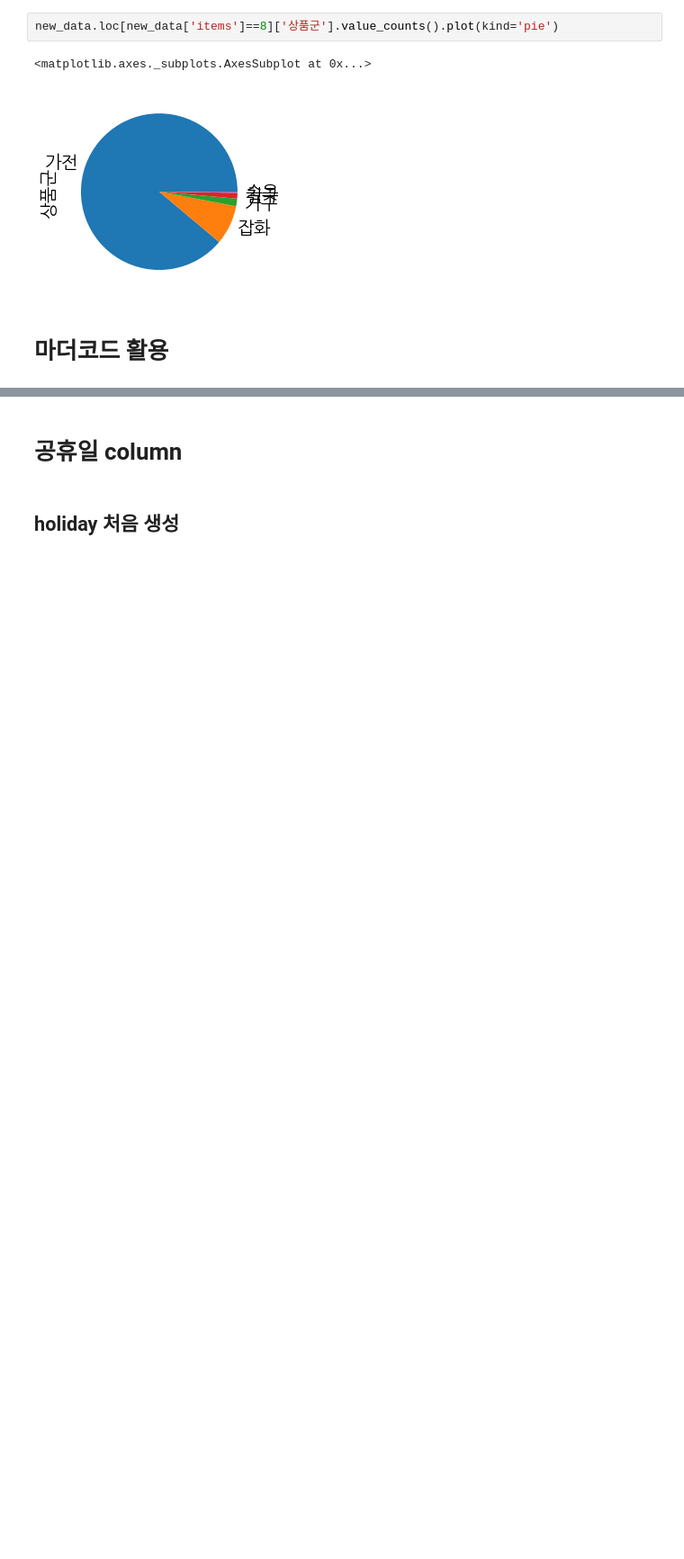
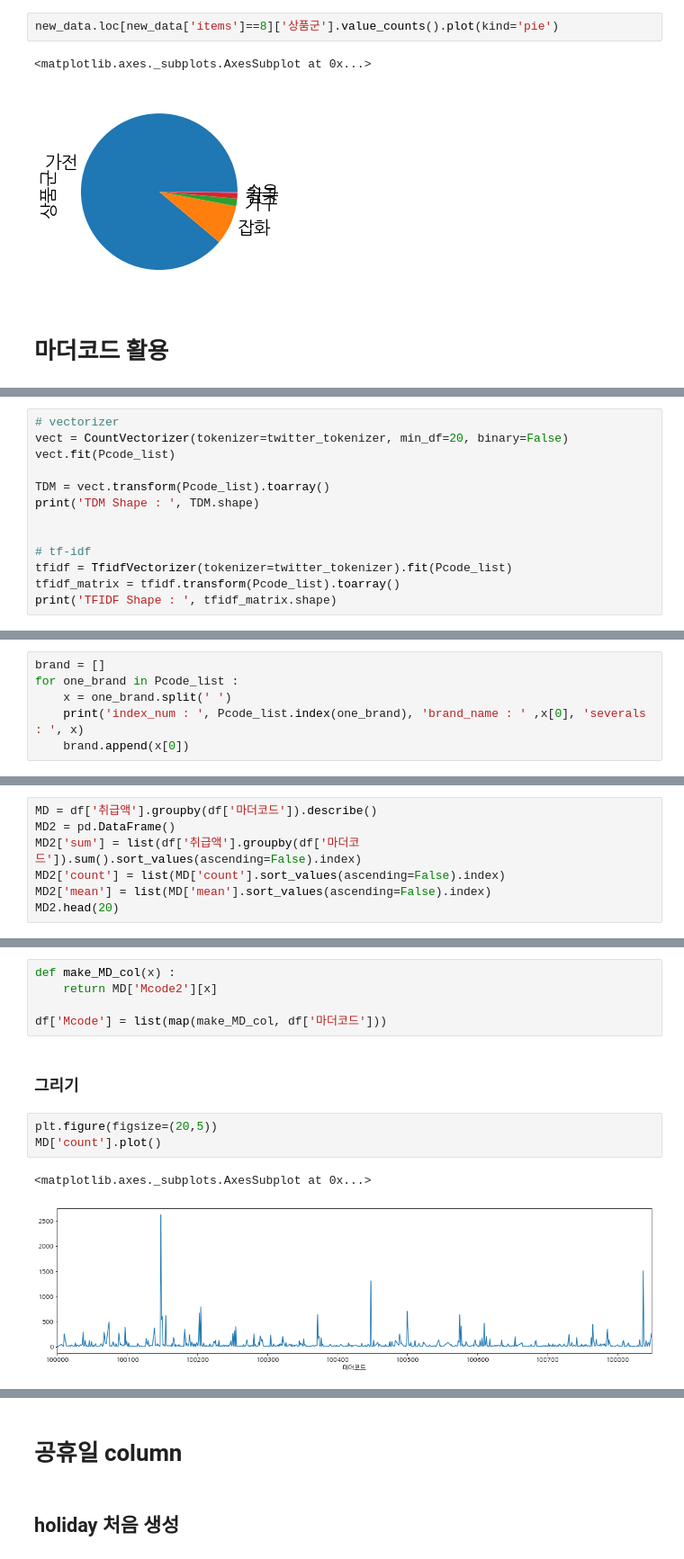
Before and after one commit to shp1204/WANPANMAN, a Jupyter notebook: EDA_ongoing.ipynb, the cells around one changed output, grey strips where cells are left out. Shown at 90% size. Saved outputs shown, nothing was run; the diff lists cells and outputs as text; blank space fills up the shorter version.

```diff
--- a/EDA_ongoing.ipynb
+++ b/EDA_ongoing.ipynb
@@ -971,0 +1095,13 @@ Name: 취급액, Length: 687, dtype: float64
+# %%
+# vectorizer
+vect = CountVectorizer(tokenizer=twitter_tokenizer, min_df=20, binary=False)
+vect.fit(Pcode_list)
+
+TDM = vect.transform(Pcode_list).toarray()
+print('TDM Shape : ', TDM.shape)
+
+
+# tf-idf
+tfidf = TfidfVectorizer(tokenizer=twitter_tokenizer).fit(Pcode_list)
+tfidf_matrix = tfidf.transform(Pcode_list).toarray()
+print('TFIDF Shape : ', tfidf_matrix.shape)
@@ -971,0 +1163,6 @@ Name: 취급액, Length: 687, dtype: float64
+# %%
+brand = []
+for one_brand in Pcode_list :
+    x = one_brand.split(' ')
+    print('index_num : ', Pcode_list.index(one_brand), 'brand_name : ' ,x[0], 'severals : ', x)
+    brand.append(x[0])
@@ -971,0 +1224,7 @@ Name: 취급액, Length: 687, dtype: float64
+# %%
+MD = df['취급액'].groupby(df['마더코드']).describe()
+MD2 = pd.DataFrame()
+MD2['sum'] = list(df['취급액'].groupby(df['마더코드']).sum().sort_values(ascending=False).index)
+MD2['count'] = list(MD['count'].sort_values(ascending=False).index)
+MD2['mean'] = list(MD['mean'].sort_values(ascending=False).index)
+MD2.head(20)
@@ -971,0 +1278,13 @@ Name: 취급액, Length: 687, dtype: float64
+# %%
+def make_MD_col(x) :
+    return MD['Mcode2'][x]
+
+df['Mcode'] = list(map(make_MD_col, df['마더코드']))
+# %% [markdown]
+### 그리기
+# %%
+plt.figure(figsize=(20,5))
+MD['count'].plot()
+# %% [output]
+<matplotlib.axes._subplots.AxesSubplot at 0x...>
+[figure, added]
```
Also changed, not shown: parts of 50 cells of this notebook, 3 other files.
